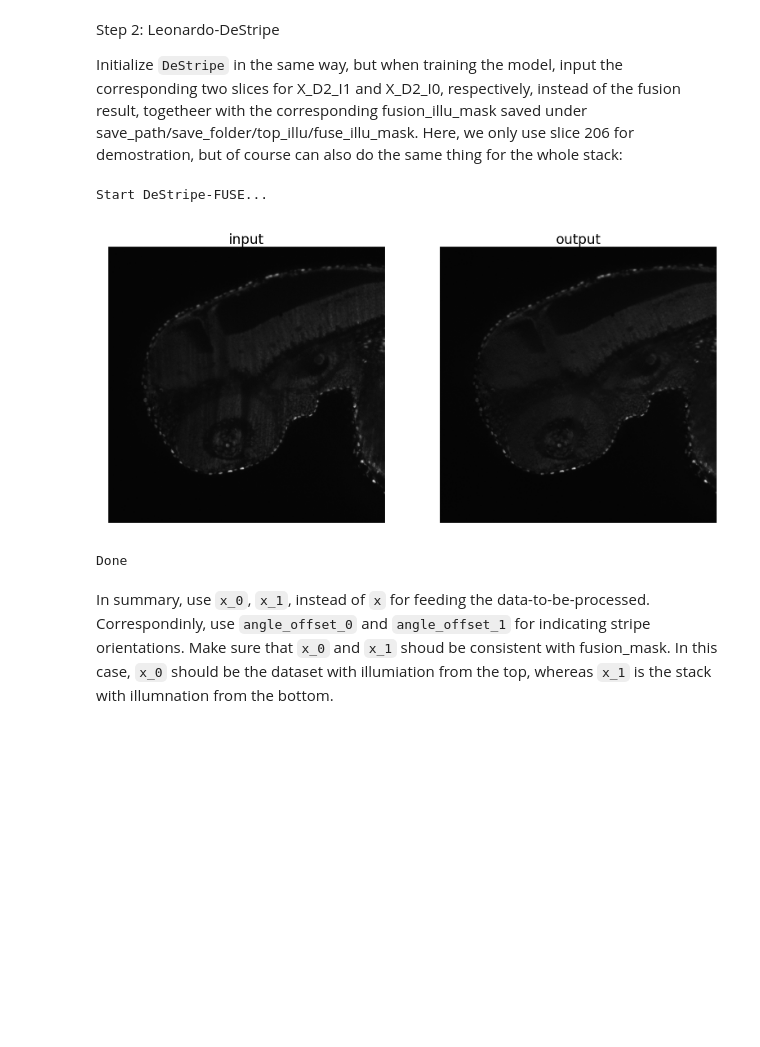
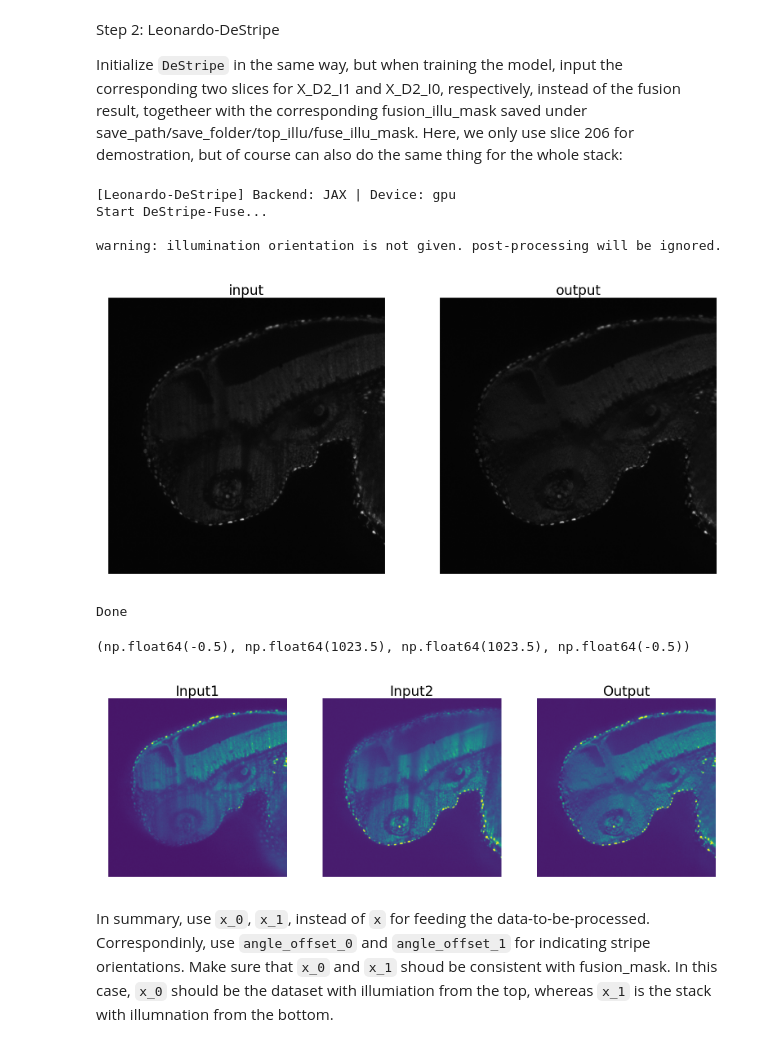
Before and after one commit to yuliu96/leonardo_toolset_revision, a Jupyter notebook: docs/tutorials/notebook/Leonardo_DeStripe_Fuse.ipynb, the cells around one changed output. Cells and saved outputs as stored; diff of their text form; code cells hidden in the pictures; blank space fills up the shorter version.

```diff
--- a/docs/tutorials/notebook/Leonardo_DeStripe_Fuse.ipynb
+++ b/docs/tutorials/notebook/Leonardo_DeStripe_Fuse.ipynb
@@ -107,21 +105,39 @@ Initialize `DeStripe` in the same way, but when training the model, input the co
 # %%
 from leonardo_toolset import DeStripe
 import numpy as np
+import matplotlib.pyplot as plt
+
 
 model = DeStripe()
 
 recon = model.train(is_vertical = True,
                     display = True,
                     angle_offset_0 = [0],
                     angle_offset_1 = [-3],
                     x_0 = X_D2_I1[206],
                     x_1 = X_D2_I0[206],
                     fusion_mask = np.load("/content/fuse_illu_result/top_illu/fuse_illu_mask/00206.npz")["mask"],
                     )
+
+fig, (ax1, ax2, ax3) = plt.subplots(1, 3, dpi=300)
+ax1.imshow(X_D2_I1[206], vmax = 500)
+ax1.set_title("Input1", fontsize=8, pad=1)
+ax1.axis("off")
+ax2.imshow(X_D2_I0[206], vmax = 500)
+ax2.set_title("Input2", fontsize=8, pad=1)
+ax2.axis("off")
+ax3.imshow(recon[0], vmax = 500)
+ax3.set_title("Output", fontsize=8, pad=1)
+ax3.axis("off")
 # %% [output]
-Start DeStripe-FUSE...
+[Leonardo-DeStripe] Backend: JAX | Device: gpu
+Start DeStripe-Fuse...
+
+warning: illumination orientation is not given. post-processing will be ignored.
 [figure]
 Done
+(np.float64(-0.5), np.float64(1023.5), np.float64(1023.5), np.float64(-0.5))
+[figure, added]
 # %% [markdown]
 In summary, use `x_0`, `x_1`, instead of `x` for feeding the data-to-be-processed. Correspondinly, use `angle_offset_0` and `angle_offset_1` for indicating stripe orientations. Make sure that `x_0` and `x_1` shoud be consistent with fusion_mask. In this case, `x_0` should be the dataset with illumiation from the top, whereas `x_1` is the stack with illumnation from the bottom.
 # %% [markdown]
```
Also changed, not shown: parts of 3 cells of this notebook, 2 other files.
